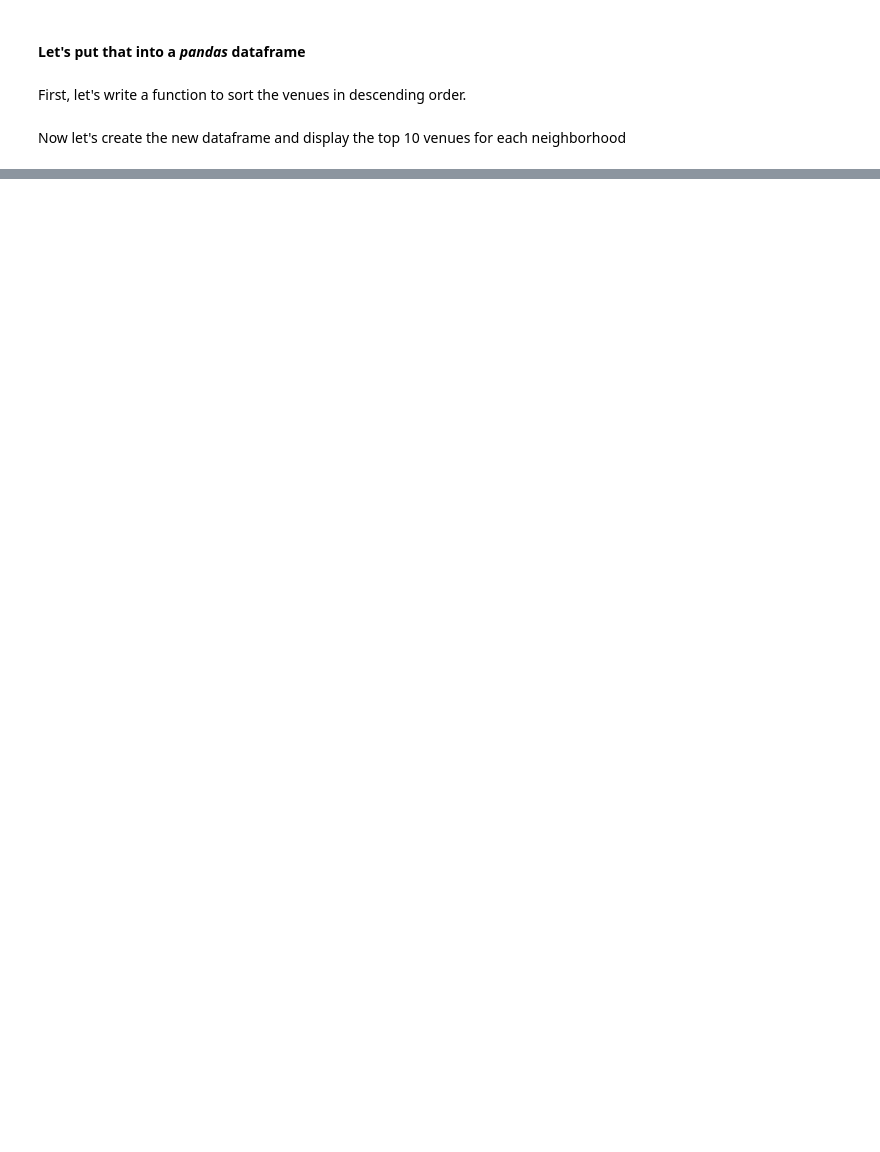
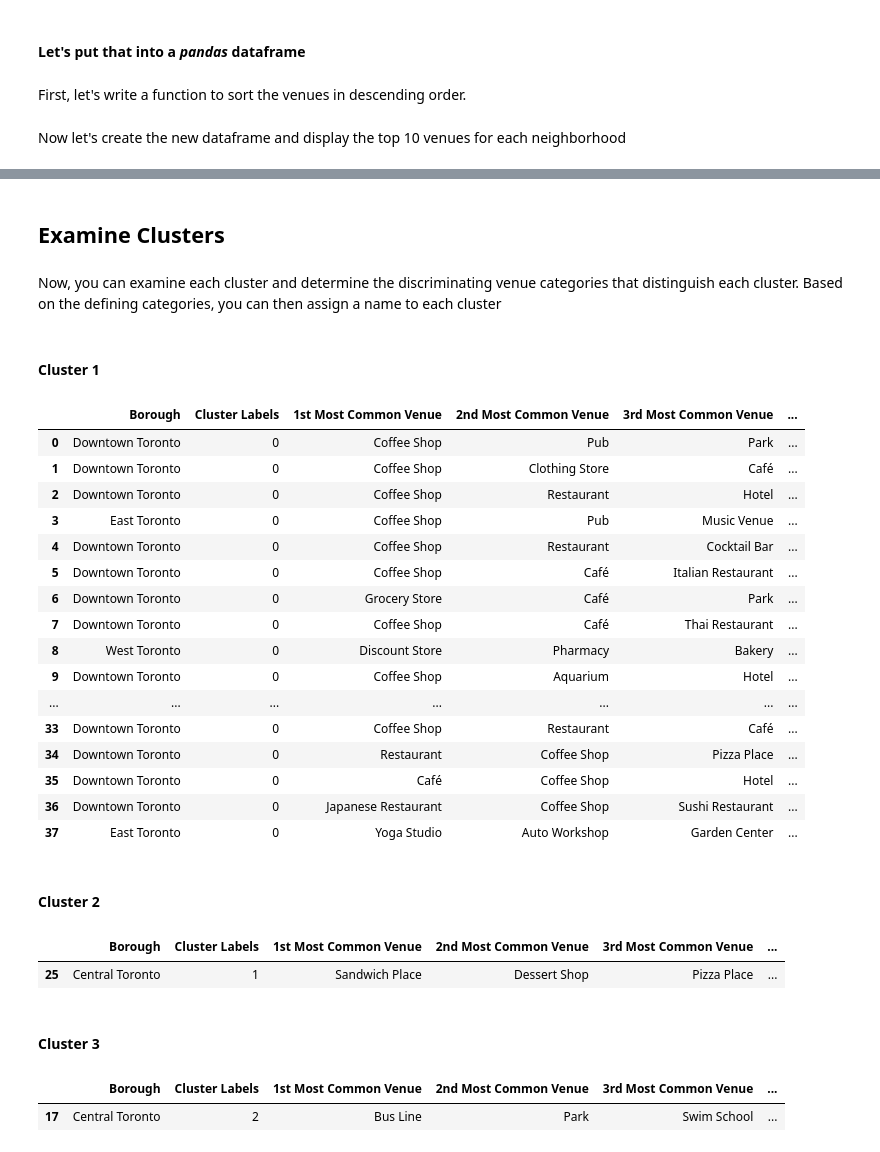
Before and after one commit to AKS97/Coursera_Capstone, a Jupyter notebook: capstone_project.ipynb, the cells around one changed output, grey strips where cells are left out. Drawn from its saved outputs; the diff is of its cells as text; code cells hidden in the pictures; blank space fills up the shorter version.

```diff
--- a/capstone_project.ipynb
+++ b/capstone_project.ipynb
@@ -577,0 +597,10 @@ neighborhoods_venues_sorted
+# %%
+toronto_merged = toronto_data
+
+# add clustering labels
+toronto_merged['Cluster Labels'] = kmeans.labels_
+
+# merge toronto_grouped with toronto_data to add latitude/longitude for each neighborhood
+toronto_merged = toronto_merged.join(neighborhoods_venues_sorted.set_index('Neighborhood'), on='Neighbourhood')
+
+toronto_merged.head() # check the last columns!
@@ -577,0 +640,40 @@ neighborhoods_venues_sorted
+# %% [markdown]
+## Examine Clusters
+# %% [markdown]
+Now, you can examine each cluster and determine the discriminating venue categories that distinguish each cluster. Based on the defining categories, you can then assign a name to each cluster
+# %% [markdown]
+#### Cluster 1
+# %%
+toronto_merged.loc[toronto_merged['Cluster Labels'] == 0, toronto_merged.columns[[1] + list(range(5, toronto_merged.shape[1]))]]
+# %% [output]
+|  | Borough | Cluster Labels | 1st Most Common Venue | 2nd Most Common Venue | 3rd Most Common Venue | ... |
+| 0 | Downtown Toronto | 0 | Coffee Shop | Pub | Park | ... |
+| 1 | Downtown Toronto | 0 | Coffee Shop | Clothing Store | Café | ... |
+| 2 | Downtown Toronto | 0 | Coffee Shop | Restaurant | Hotel | ... |
+| 3 | East Toronto | 0 | Coffee Shop | Pub | Music Venue | ... |
+| 4 | Downtown Toronto | 0 | Coffee Shop | Restaurant | Cocktail Bar | ... |
+| 5 | Downtown Toronto | 0 | Coffee Shop | Café | Italian Restaurant | ... |
+| 6 | Downtown Toronto | 0 | Grocery Store | Café | Park | ... |
+| 7 | Downtown Toronto | 0 | Coffee Shop | Café | Thai Restaurant | ... |
+| 8 | West Toronto | 0 | Discount Store | Pharmacy | Bakery | ... |
+| 9 | Downtown Toronto | 0 | Coffee Shop | Aquarium | Hotel | ... |
+| ... | ... | ... | ... | ... | ... | ... |
+| 33 | Downtown Toronto | 0 | Coffee Shop | Restaurant | Café | ... |
+| 34 | Downtown Toronto | 0 | Restaurant | Coffee Shop | Pizza Place | ... |
+| 35 | Downtown Toronto | 0 | Café | Coffee Shop | Hotel | ... |
+| 36 | Downtown Toronto | 0 | Japanese Restaurant | Coffee Shop | Sushi Restaurant | ... |
+| 37 | East Toronto | 0 | Yoga Studio | Auto Workshop | Garden Center | ... |
+# %% [markdown]
+#### Cluster 2
+# %%
+toronto_merged.loc[toronto_merged['Cluster Labels'] == 1, toronto_merged.columns[[1] + list(range(5, toronto_merged.shape[1]))]]
+# %% [output]
+|  | Borough | Cluster Labels | 1st Most Common Venue | 2nd Most Common Venue | 3rd Most Common Venue | ... |
+| 25 | Central Toronto | 1 | Sandwich Place | Dessert Shop | Pizza Place | ... |
+# %% [markdown]
+#### Cluster 3
+# %%
+toronto_merged.loc[toronto_merged['Cluster Labels'] == 2, toronto_merged.columns[[1] + list(range(5, toronto_merged.shape[1]))]]
+# %% [output]
+|  | Borough | Cluster Labels | 1st Most Common Venue | 2nd Most Common Venue | 3rd Most Common Venue | ... |
+| 17 | Central Toronto | 2 | Bus Line | Park | Swim School | ... |
```
Also changed, not shown: parts of 22 cells of this notebook.
